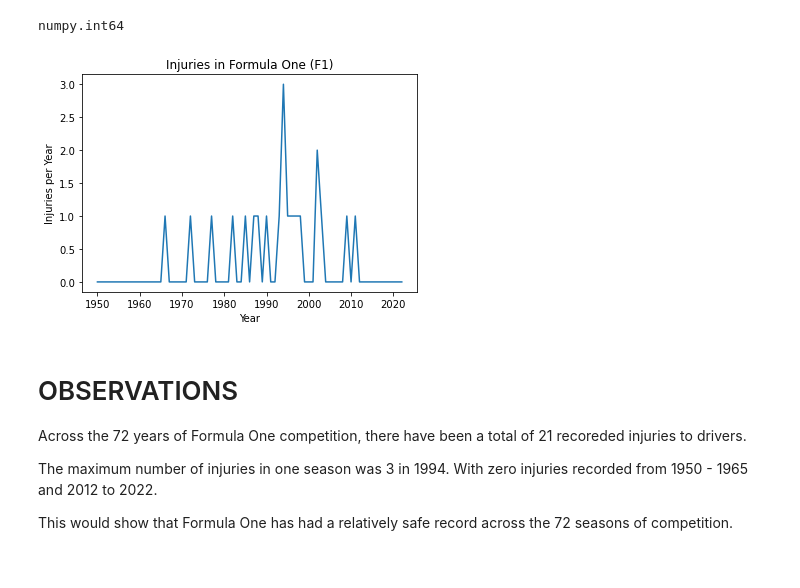
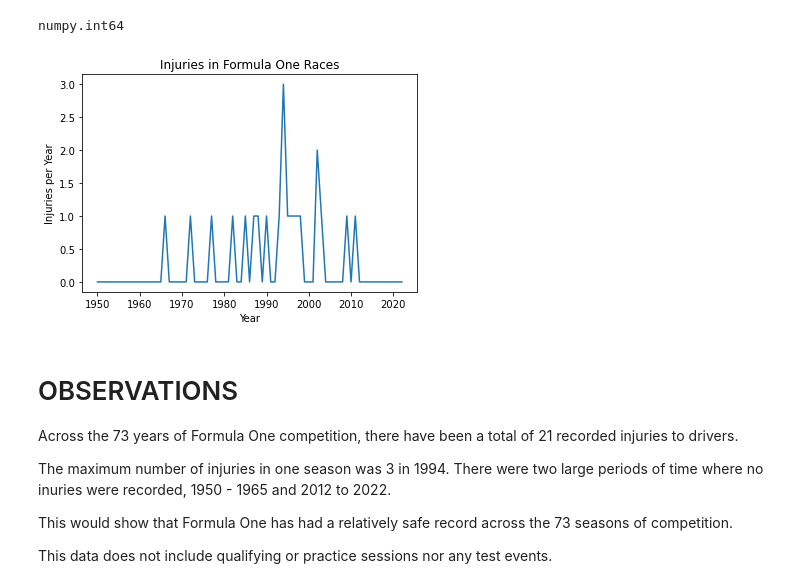
Before and after one commit to oli124/F1_safety, a Jupyter notebook: Injury_rate.ipynb, the cells around one changed output. Cells and saved outputs as stored; diff of their text form; code cells hidden in the pictures.

```diff
--- a/Injury_rate.ipynb
+++ b/Injury_rate.ipynb
@@ -164,21 +164,23 @@ injury_count_s = zero_years_s.add(raw_injury_count_s, fill_value=0).astype(int)
 # %%
 # create plot chart
 injury_count_s.plot(x='year', y=['count'], kind='line')
 
 #Add labels and title
 plt.xlabel('Year')
 plt.ylabel('Injuries per Year')
-plt.title('Injuries in Formula One (F1)');
+plt.title('Injuries in Formula One Races');
 
 # save the chart
 plt.savefig('injuries_per_year.png')
 # %% [output]
-[figure, old version]
+[figure, new version]
 # %% [markdown]
 # OBSERVATIONS
 
-Across the 72 years of Formula One competition, there have been a total of 21 recoreded injuries to drivers.
+Across the 73 years of Formula One competition, there have been a total of 21 recorded injuries to drivers.
 
-The maximum number of injuries in one season was 3 in 1994. With zero injuries recorded from 1950 - 1965 and 2012 to 2022.
+The maximum number of injuries in one season was 3 in 1994. There were two large periods of time where no inuries were recorded, 1950 - 1965 and 2012 to 2022.
 
-This would show that Formula One has had a relatively safe record across the 72 seasons of competition.
+This would show that Formula One has had a relatively safe record across the 73 seasons of competition.
+
+This data does not include qualifying or practice sessions nor any test events.
```
Also changed, not shown: 5 other files.
